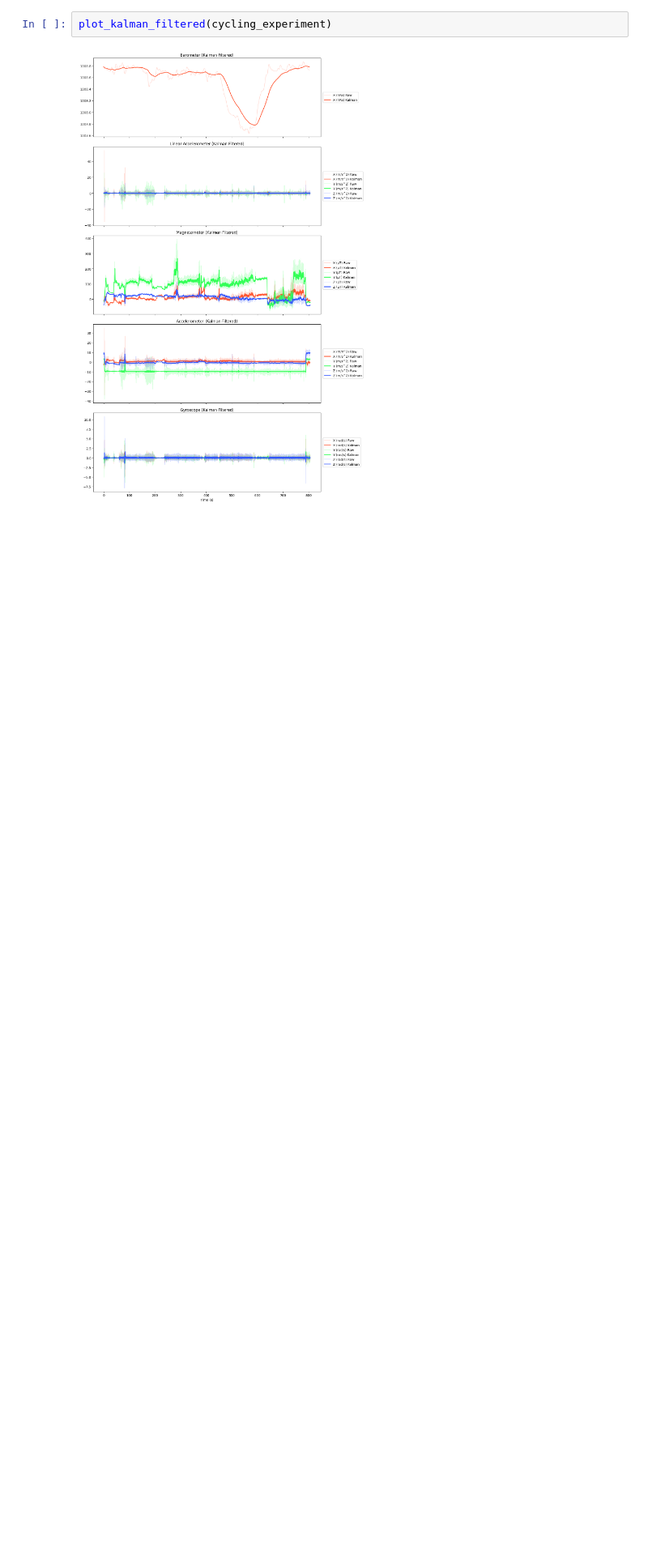
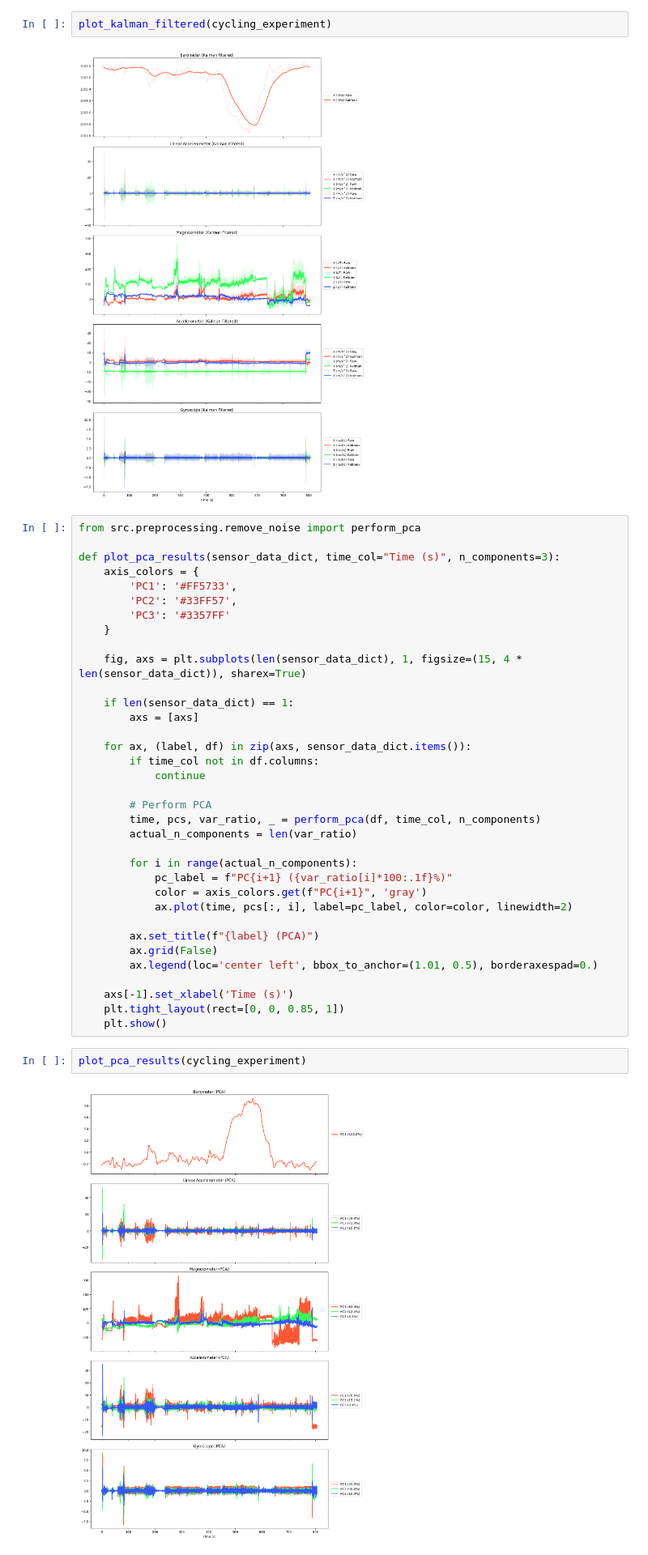
Before and after one commit to PuckVoorham/ML4QS-project, a Jupyter notebook: notebooks/apply_filters.ipynb, the cells around one changed output. Shown at 81% size. Saved outputs shown, nothing was run; the diff lists cells and outputs as text; blank space fills up the shorter version.

```diff
--- a/notebooks/apply_filters.ipynb
+++ b/notebooks/apply_filters.ipynb
@@ -204,3 +186,42 @@ def plot_kalman_filtered(sensor_data_dict, time_col="Time (s)"):
 plot_kalman_filtered(cycling_experiment)
 # %% [output]
 [figure]
+# %%
+from src.preprocessing.remove_noise import perform_pca
+
+def plot_pca_results(sensor_data_dict, time_col="Time (s)", n_components=3):
+    axis_colors = {
+        'PC1': '#FF5733',
+        'PC2': '#33FF57',
+        'PC3': '#3357FF'
+    }
+
+    fig, axs = plt.subplots(len(sensor_data_dict), 1, figsize=(15, 4 * len(sensor_data_dict)), sharex=True)
+
+    if len(sensor_data_dict) == 1:
+        axs = [axs]
+
+    for ax, (label, df) in zip(axs, sensor_data_dict.items()):
+        if time_col not in df.columns:
+            continue
+
+        # Perform PCA
+        time, pcs, var_ratio, _ = perform_pca(df, time_col, n_components)
+        actual_n_components = len(var_ratio)
+
+        for i in range(actual_n_components):
+            pc_label = f"PC{i+1} ({var_ratio[i]*100:.1f}%)"
+            color = axis_colors.get(f"PC{i+1}", 'gray')
+            ax.plot(time, pcs[:, i], label=pc_label, color=color, linewidth=2)
+
+        ax.set_title(f"{label} (PCA)")
+        ax.grid(False)
+        ax.legend(loc='center left', bbox_to_anchor=(1.01, 0.5), borderaxespad=0.)
+
+    axs[-1].set_xlabel('Time (s)')
+    plt.tight_layout(rect=[0, 0, 0.85, 1])
+    plt.show()
+# %%
+plot_pca_results(cycling_experiment)
+# %% [output]
+[figure, added]
```
Also changed, not shown: parts of 10 cells of this notebook, 5 other files.
